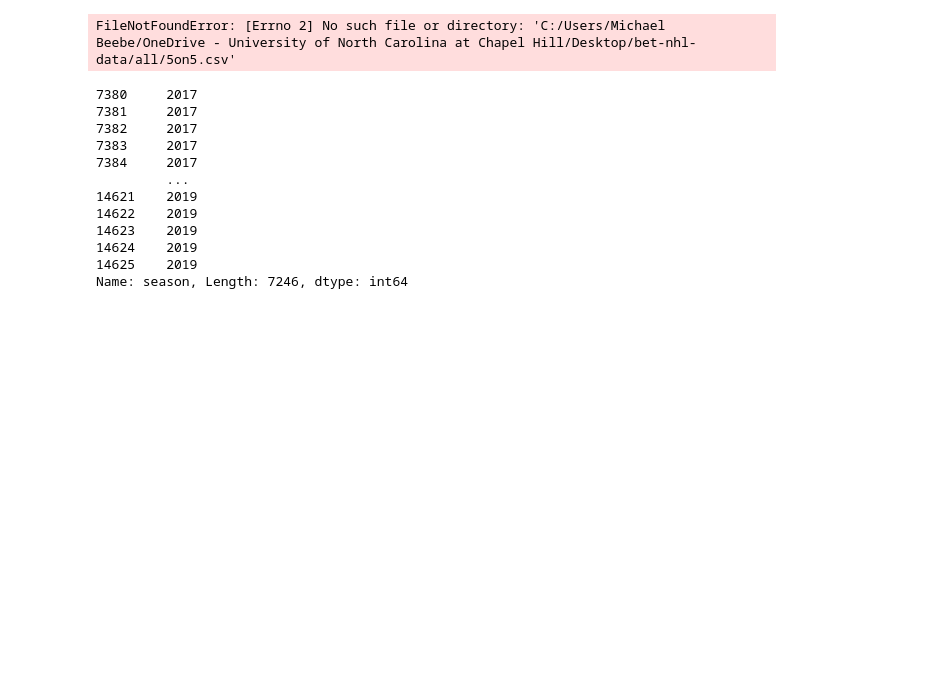
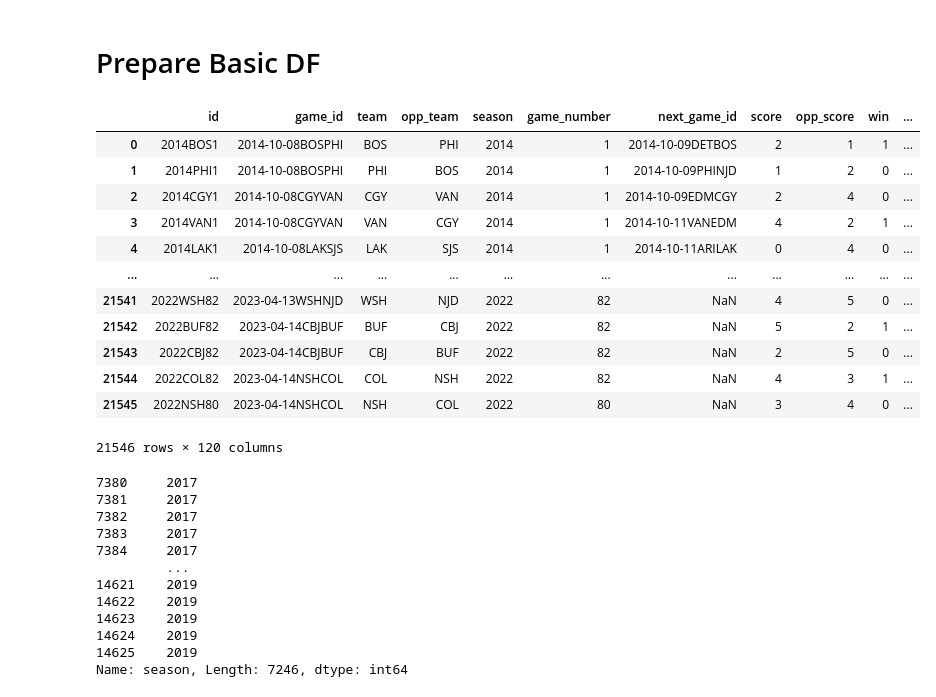
Before and after one commit to mpb9/nhl-model, a Jupyter notebook: PLAYGROUND.ipynb, the cells around one changed output. Saved outputs shown, nothing was run; the diff lists cells and outputs as text; code cells hidden in the pictures; blank space fills up the shorter version.

```diff
--- a/PLAYGROUND.ipynb
+++ b/PLAYGROUND.ipynb
@@ -49,11 +51,27 @@ plt.show()
+# %% [markdown]
+# Prepare Basic DF
 # %%
 szn = "all"
 sit = "5on5"
 target = "profit"
-#df = retrieve_csv(szn, sit, "ROLLING_8", subfol="ROLLING")
-df = primary_csv()
+
+df = load_by_team_csv()
+
+df
 # %% [output]
+|  | id | game_id | team | opp_team | season | game_number | next_game_id | score | opp_score | win | ... |
+| 0 | 2014BOS1 | 2014-10-08BOSPHI | BOS | PHI | 2014 | 1 | 2014-10-09DETBOS | 2 | 1 | 1 | ... |
+| 1 | 2014PHI1 | 2014-10-08BOSPHI | PHI | BOS | 2014 | 1 | 2014-10-09PHINJD | 1 | 2 | 0 | ... |
+| 2 | 2014CGY1 | 2014-10-08CGYVAN | CGY | VAN | 2014 | 1 | 2014-10-09EDMCGY | 2 | 4 | 0 | ... |
+| 3 | 2014VAN1 | 2014-10-08CGYVAN | VAN | CGY | 2014 | 1 | 2014-10-11VANEDM | 4 | 2 | 1 | ... |
+| 4 | 2014LAK1 | 2014-10-08LAKSJS | LAK | SJS | 2014 | 1 | 2014-10-11ARILAK | 0 | 4 | 0 | ... |
+| ... | ... | ... | ... | ... | ... | ... | ... | ... | ... | ... | ... |
+| 21541 | 2022WSH82 | 2023-04-13WSHNJD | WSH | NJD | 2022 | 82 | NaN | 4 | 5 | 0 | ... |
+| 21542 | 2022BUF82 | 2023-04-14CBJBUF | BUF | CBJ | 2022 | 82 | NaN | 5 | 2 | 1 | ... |
+| 21543 | 2022CBJ82 | 2023-04-14CBJBUF | CBJ | BUF | 2022 | 82 | NaN | 2 | 5 | 0 | ... |
+| 21544 | 2022COL82 | 2023-04-14NSHCOL | COL | NSH | 2022 | 82 | NaN | 4 | 3 | 1 | ... |
+| 21545 | 2022NSH80 | 2023-04-14NSHCOL | NSH | COL | 2022 | 80 | NaN | 3 | 4 | 0 | ... |
-FileNotFoundError: [Errno 2] No such file or directory: 'C:/Users/Michael Beebe/OneDrive - University of North Carolina at Chapel Hill/Desktop/bet-nhl-data/all/5on5.csv'
+21546 rows × 120 columns
 # %%
 # TEST
 szn = 2019
```
Also changed, not shown: parts of 4 cells of this notebook, 38 other files.
